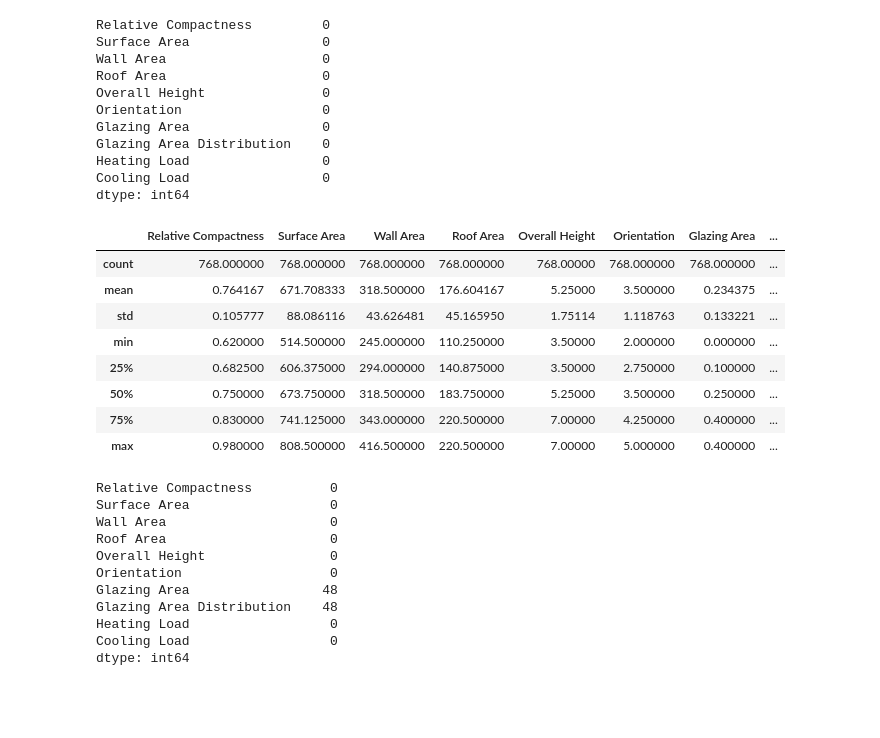
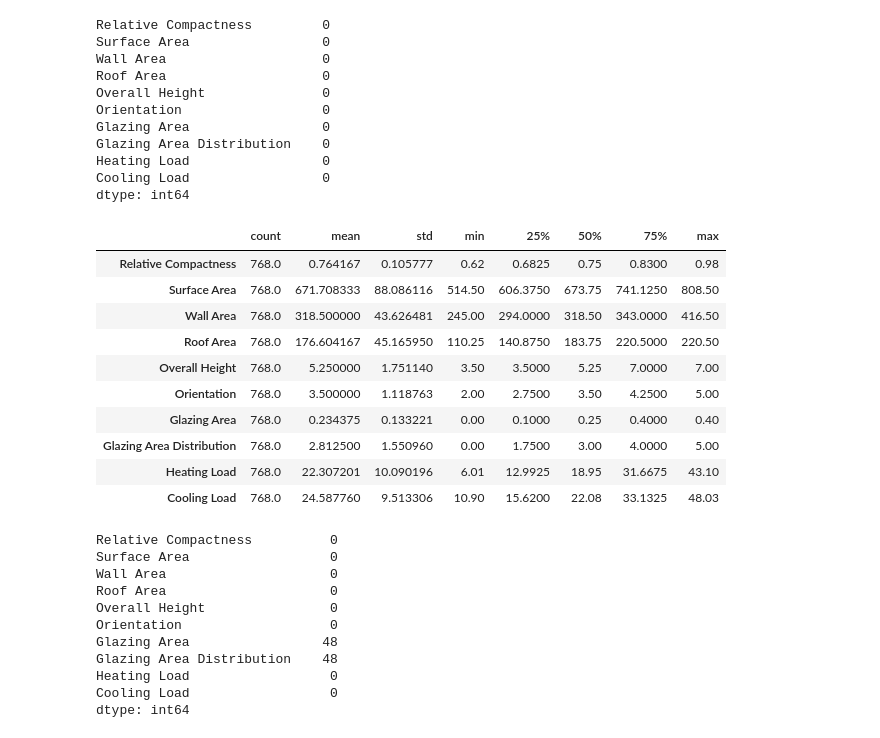
Before and after one commit to Ibrahim-Bilal/Energy-Efficiency-, a Jupyter notebook: Energy Efficiency Practice.ipynb, the cells around one changed output. Saved outputs shown, nothing was run; the diff lists cells and outputs as text; code cells hidden in the pictures; blank space fills up the shorter version.

```diff
--- a/Energy Efficiency Practice.ipynb
+++ b/Energy Efficiency Practice.ipynb
@@ -56,15 +56,17 @@ Heating Load                 0
 Cooling Load                 0
 dtype: int64
 # %%
-df.describe()
+df.describe(). T
 # %% [output]
-|  | Relative Compactness | Surface Area | Wall Area | Roof Area | Overall Height | Orientation | Glazing Area | ... |
-| count | 768.000000 | 768.000000 | 768.000000 | 768.000000 | 768.00000 | 768.000000 | 768.000000 | ... |
-| mean | 0.764167 | 671.708333 | 318.500000 | 176.604167 | 5.25000 | 3.500000 | 0.234375 | ... |
-| std | 0.105777 | 88.086116 | 43.626481 | 45.165950 | 1.75114 | 1.118763 | 0.133221 | ... |
-| min | 0.620000 | 514.500000 | 245.000000 | 110.250000 | 3.50000 | 2.000000 | 0.000000 | ... |
-| 25% | 0.682500 | 606.375000 | 294.000000 | 140.875000 | 3.50000 | 2.750000 | 0.100000 | ... |
-| 50% | 0.750000 | 673.750000 | 318.500000 | 183.750000 | 5.25000 | 3.500000 | 0.250000 | ... |
-| 75% | 0.830000 | 741.125000 | 343.000000 | 220.500000 | 7.00000 | 4.250000 | 0.400000 | ... |
-| max | 0.980000 | 808.500000 | 416.500000 | 220.500000 | 7.00000 | 5.000000 | 0.400000 | ... |
+|  | count | mean | std | min | 25% | 50% | 75% | max |
+| Relative Compactness | 768.0 | 0.764167 | 0.105777 | 0.62 | 0.6825 | 0.75 | 0.8300 | 0.98 |
+| Surface Area | 768.0 | 671.708333 | 88.086116 | 514.50 | 606.3750 | 673.75 | 741.1250 | 808.50 |
+| Wall Area | 768.0 | 318.500000 | 43.626481 | 245.00 | 294.0000 | 318.50 | 343.0000 | 416.50 |
+| Roof Area | 768.0 | 176.604167 | 45.165950 | 110.25 | 140.8750 | 183.75 | 220.5000 | 220.50 |
+| Overall Height | 768.0 | 5.250000 | 1.751140 | 3.50 | 3.5000 | 5.25 | 7.0000 | 7.00 |
+| Orientation | 768.0 | 3.500000 | 1.118763 | 2.00 | 2.7500 | 3.50 | 4.2500 | 5.00 |
+| Glazing Area | 768.0 | 0.234375 | 0.133221 | 0.00 | 0.1000 | 0.25 | 0.4000 | 0.40 |
+| Glazing Area Distribution | 768.0 | 2.812500 | 1.550960 | 0.00 | 1.7500 | 3.00 | 4.0000 | 5.00 |
+| Heating Load | 768.0 | 22.307201 | 10.090196 | 6.01 | 12.9925 | 18.95 | 31.6675 | 43.10 |
+| Cooling Load | 768.0 | 24.587760 | 9.513306 | 10.90 | 15.6200 | 22.08 | 33.1325 | 48.03 |
 # %%
```
Also changed, not shown: parts of 14 cells of this notebook.
